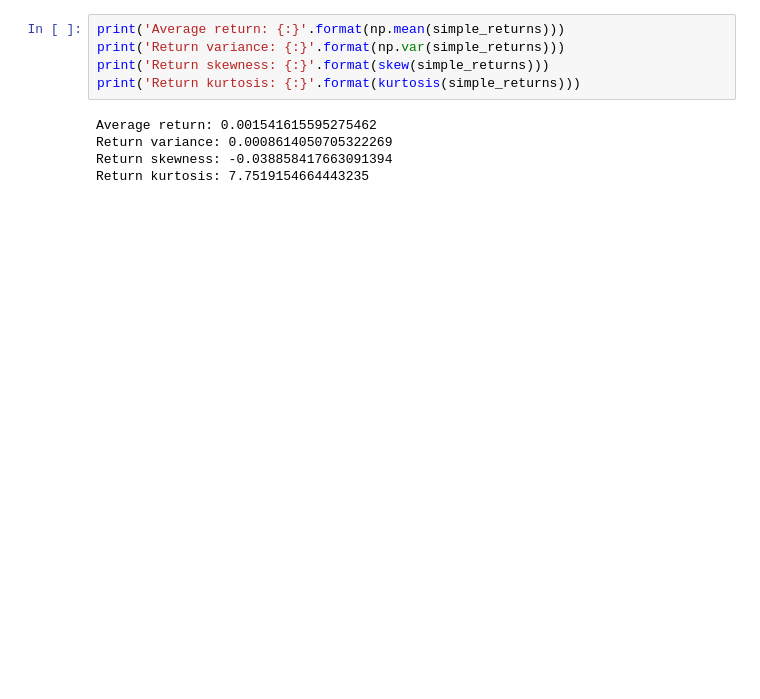
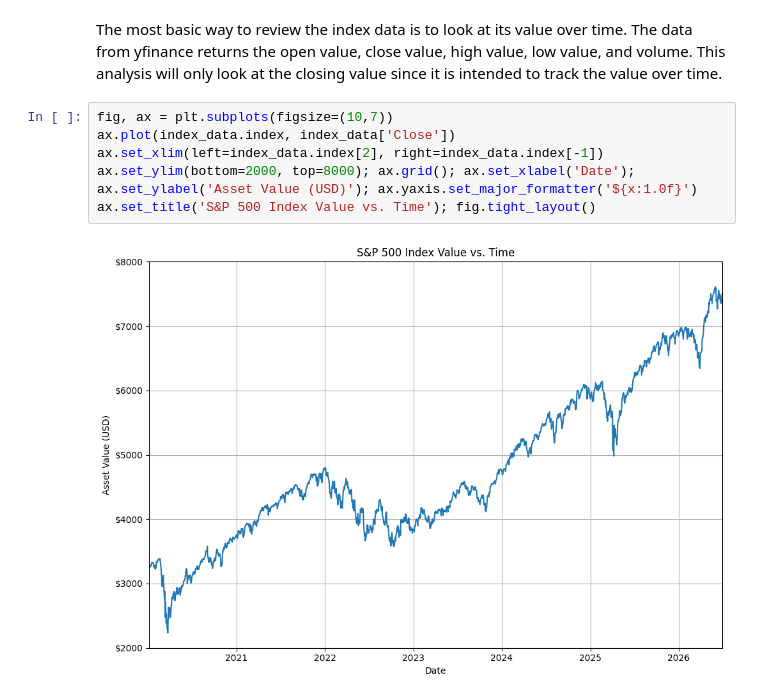
Before and after one commit to spcarte/portfolio_value, a Jupyter notebook: docs/analyzing_returns.ipynb, the cells around one changed output. Drawn from its saved outputs; the diff is of its cells as text; blank space fills up the shorter version.

```diff
--- a/docs/analyzing_returns.ipynb
+++ b/docs/analyzing_returns.ipynb
@@ -70,12 +17,13 @@ log_returns = np.log(gross_returns)
 # %% [output]
 [*********************100%***********************]  1 of 1 completed
-# %%
-print('Average return: {:}'.format(np.mean(simple_returns)))
-print('Return variance: {:}'.format(np.var(simple_returns)))
-print('Return skewness: {:}'.format(skew(simple_returns)))
-print('Return kurtosis: {:}'.format(kurtosis(simple_returns)))
-# %% [output]
-Average return: 0.001541615595275462
-Return variance: 0.0008614050705322269
-Return skewness: -0.038858417663091394
-Return kurtosis: 7.7519154664443235
+# %% [markdown]
+The most basic way to review the index data is to look at its value over time. The data from yfinance returns the open value, close value, high value, low value, and volume. This analysis will only look at the closing value since it is intended to track the value over time.
+# %%
+fig, ax = plt.subplots(figsize=(10,7))
+ax.plot(index_data.index, index_data['Close'])
+ax.set_xlim(left=index_data.index[2], right=index_data.index[-1])
+ax.set_ylim(bottom=2000, top=8000); ax.grid(); ax.set_xlabel('Date');
+ax.set_ylabel('Asset Value (USD)'); ax.yaxis.set_major_formatter('${x:1.0f}')
+ax.set_title('S&P 500 Index Value vs. Time'); fig.tight_layout()
+# %% [output]
+[figure, added]
```
Also changed, not shown: parts of 35 cells of this notebook.
